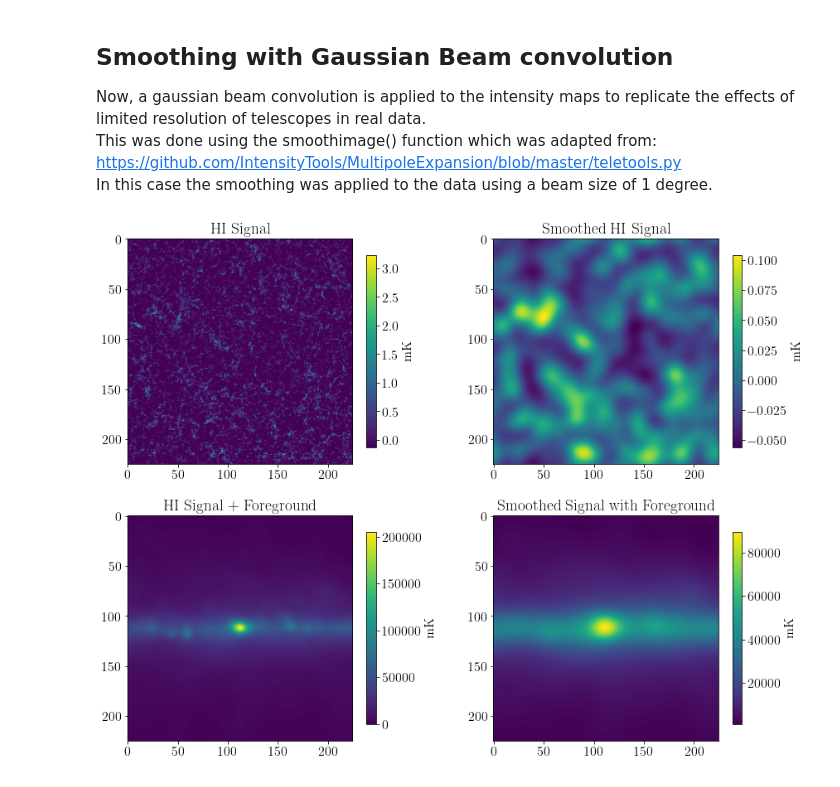
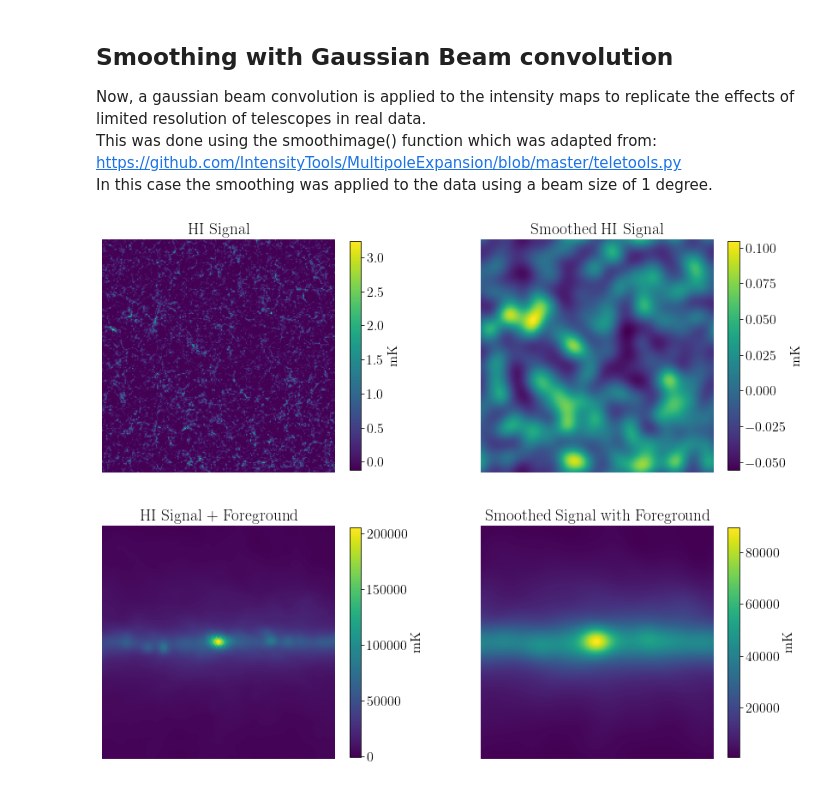
Before and after one commit to graciemcgill/ForegroundCleaningWithPCA, a Jupyter notebook: EXPLORING_THE_SIMULATED_DATA.ipynb, the cells around one changed output. Drawn from its saved outputs; the diff is of its cells as text; code cells hidden in the pictures.

```diff
--- a/EXPLORING_THE_SIMULATED_DATA.ipynb
+++ b/EXPLORING_THE_SIMULATED_DATA.ipynb
@@ -192,33 +203,39 @@ HI_smoothed_image = smoothimage(HI_image,lx,ly,nx,ny,sig)
 # %%
 ### PLOT SMOOTHED MAPS ### SWAP SO IT MAKES SENSE LOL
 fig = plt.figure(figsize=(14,12))
 fig.subplots_adjust(wspace=0.3,hspace=0.05)
 
 #plot cosmological HI
 plt.subplot(221)
 plt.imshow(HI_image)
 plt.title("HI Signal")#HI Signal+ Foreground before smoothing")
-plt.colorbar(label = "mK", shrink = 0.73)
+plt.axis('off')
+plt.colorbar(label = "mK", shrink = 0.84)
 
 #plot signal plus foreground
 plt.subplot(222)
 plt.imshow(HI_smoothed_image)
 plt.title("Smoothed HI Signal")#HI Signal+ Foreground after smoothing")
-plt.colorbar(label="mK", shrink = 0.73)
+plt.axis('off')
+plt.colorbar(label="mK", shrink = 0.84)
 
 #plot cosmological HI
 plt.subplot(223)
 plt.imshow(image)
 plt.title("HI Signal + Foreground")#HI Signal+ Foreground before smoothing")
-plt.colorbar(label = "mK", shrink = 0.73)
+plt.axis('off')
+plt.colorbar(label = "mK", shrink = 0.84)
 
 #plot signal plus foreground
 plt.subplot(224)
 plt.imshow(smoothed_image)
+plt.axis('off')
 plt.title("Smoothed Signal with Foreground")#HI Signal+ Foreground after smoothing")
-plt.colorbar(label="mK", shrink = 0.73);
+plt.colorbar(label="mK", shrink = 0.84);
+
+#plt.savefig('plots/combo-beam-conv.png')
 # %% [output]
-[figure, old version]
+[figure, new version]
 # %%
 ### APPLY SMOOTHING OVER DATA CUBE AND FIND COVARIANCE ###
 smoothed = []               #cube of smoothed images of shape: [nz,nx,ny]
```
Also changed, not shown: parts of 9 cells of this notebook, 2 other files.
